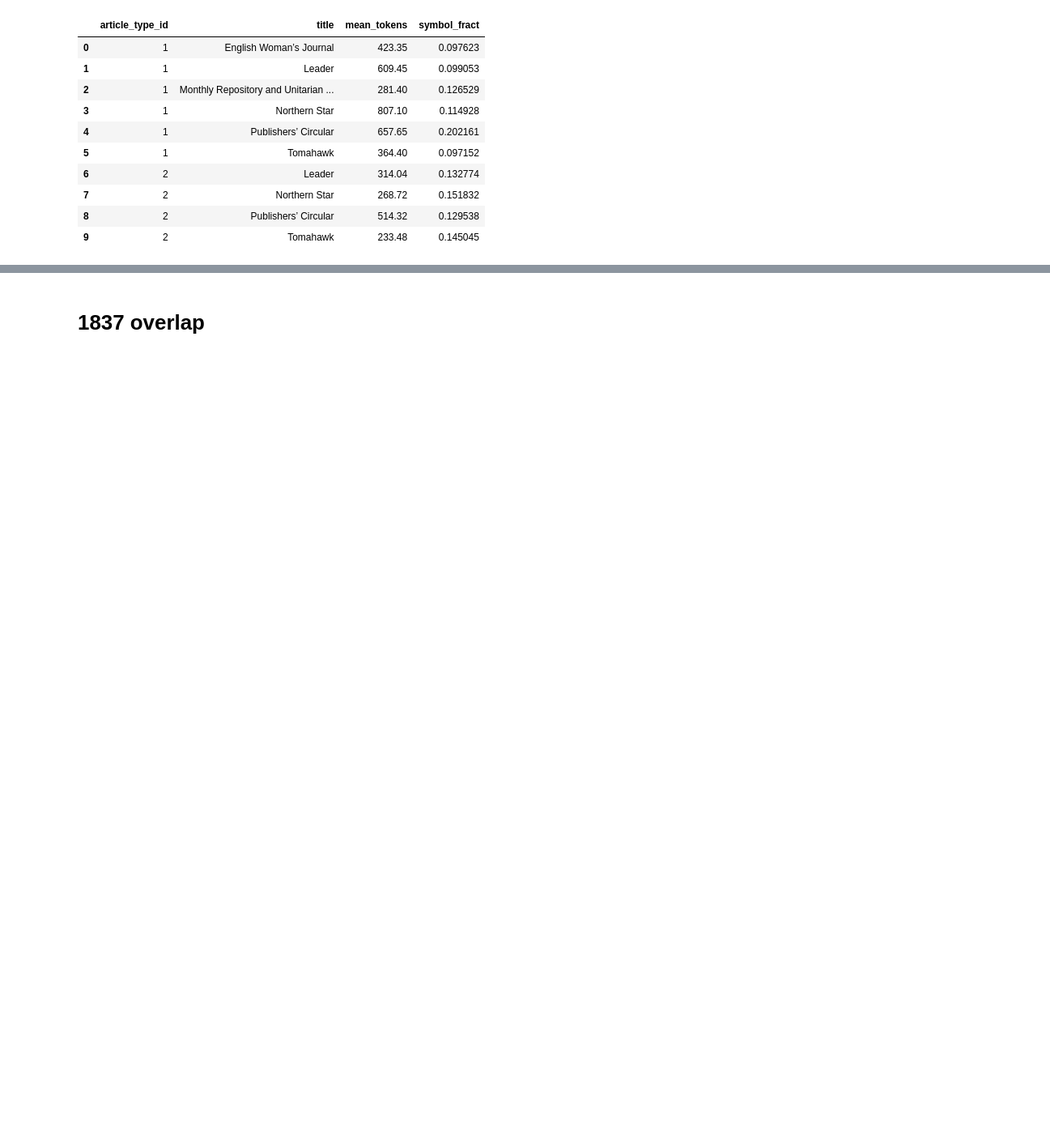
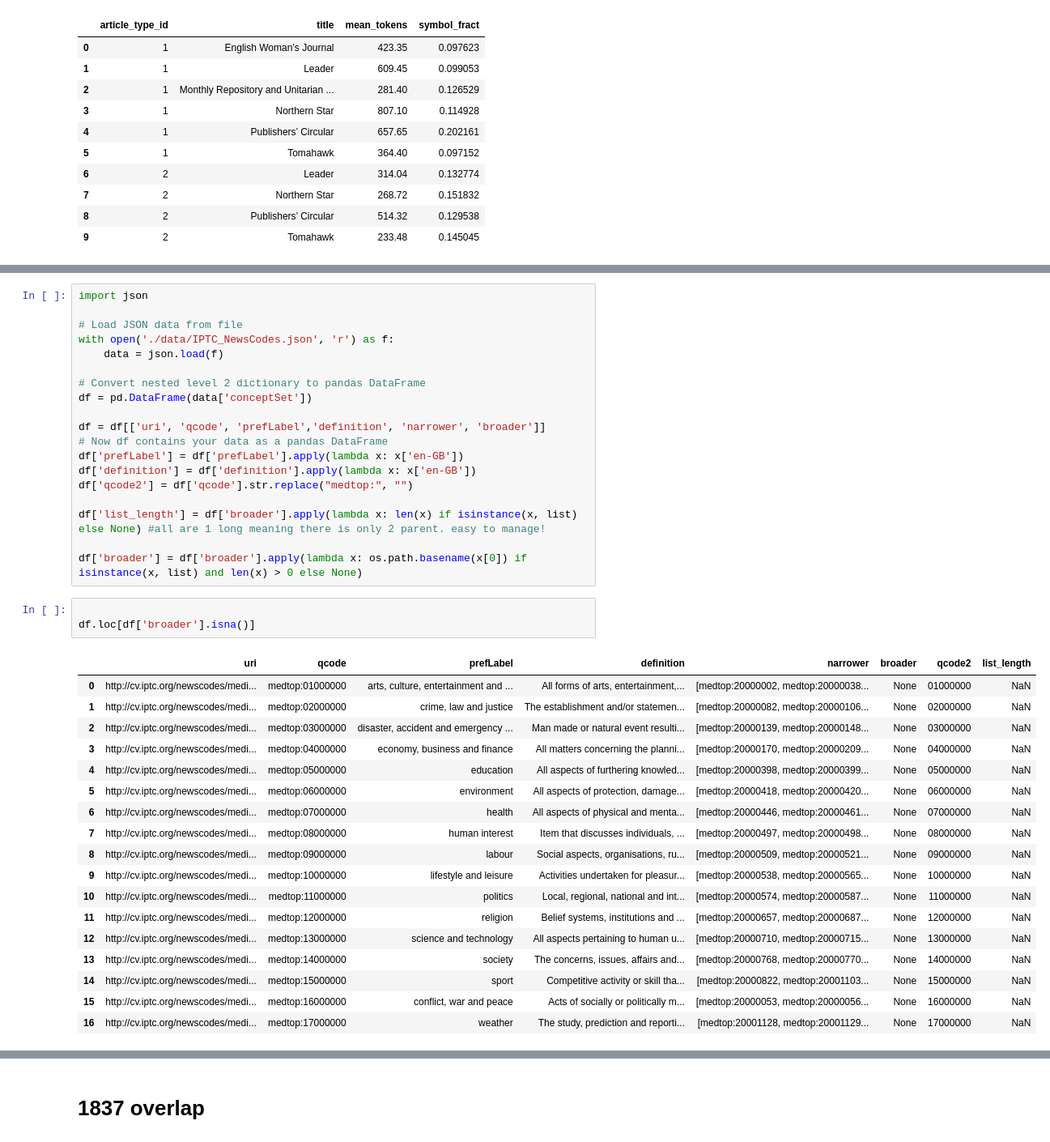
Before and after one commit to JonnoB/redigitalize, a Jupyter notebook: create_test_set.ipynb, the cells around one changed output, grey strips where cells are left out. Shown at 81% size. Cells and saved outputs as stored; diff of their text form; blank space fills up the shorter version.

```diff
--- a/create_test_set.ipynb
+++ b/create_test_set.ipynb
@@ -200,0 +483,41 @@ Length: 220, dtype: object
+# %%
+import json
+
+# Load JSON data from file
+with open('./data/IPTC_NewsCodes.json', 'r') as f:
+    data = json.load(f)
+
+# Convert nested level 2 dictionary to pandas DataFrame
+df = pd.DataFrame(data['conceptSet'])
+
+df = df[['uri', 'qcode', 'prefLabel','definition', 'narrower', 'broader']]
+# Now df contains your data as a pandas DataFrame
+df['prefLabel'] = df['prefLabel'].apply(lambda x: x['en-GB'])
+df['definition'] = df['definition'].apply(lambda x: x['en-GB'])
+df['qcode2'] = df['qcode'].str.replace("medtop:", "")
+
+df['list_length'] = df['broader'].apply(lambda x: len(x) if isinstance(x, list) else None) #all are 1 long meaning there is only 2 parent. easy to manage!
+
+df['broader'] = df['broader'].apply(lambda x: os.path.basename(x[0]) if isinstance(x, list) and len(x) > 0 else None)
+# %%
+
+df.loc[df['broader'].isna()]
+# %% [output]
+|  | uri | qcode | prefLabel | definition | narrower | broader | qcode2 | list_length |
+| 0 | http://cv.iptc.org/newscodes/medi... | medtop:01000000 | arts, culture, entertainment and ... | All forms of arts, entertainment,... | [medtop:20000002, medtop:20000038... | None | 01000000 | NaN |
+| 1 | http://cv.iptc.org/newscodes/medi... | medtop:02000000 | crime, law and justice | The establishment and/or statemen... | [medtop:20000082, medtop:20000106... | None | 02000000 | NaN |
+| 2 | http://cv.iptc.org/newscodes/medi... | medtop:03000000 | disaster, accident and emergency ... | Man made or natural event resulti... | [medtop:20000139, medtop:20000148... | None | 03000000 | NaN |
+| 3 | http://cv.iptc.org/newscodes/medi... | medtop:04000000 | economy, business and finance | All matters concerning the planni... | [medtop:20000170, medtop:20000209... | None | 04000000 | NaN |
+| 4 | http://cv.iptc.org/newscodes/medi... | medtop:05000000 | education | All aspects of furthering knowled... | [medtop:20000398, medtop:20000399... | None | 05000000 | NaN |
+| 5 | http://cv.iptc.org/newscodes/medi... | medtop:06000000 | environment | All aspects of protection, damage... | [medtop:20000418, medtop:20000420... | None | 06000000 | NaN |
+| 6 | http://cv.iptc.org/newscodes/medi... | medtop:07000000 | health | All aspects of physical and menta... | [medtop:20000446, medtop:20000461... | None | 07000000 | NaN |
+| 7 | http://cv.iptc.org/newscodes/medi... | medtop:08000000 | human interest | Item that discusses individuals, ... | [medtop:20000497, medtop:20000498... | None | 08000000 | NaN |
+| 8 | http://cv.iptc.org/newscodes/medi... | medtop:09000000 | labour | Social aspects, organisations, ru... | [medtop:20000509, medtop:20000521... | None | 09000000 | NaN |
+| 9 | http://cv.iptc.org/newscodes/medi... | medtop:10000000 | lifestyle and leisure | Activities undertaken for pleasur... | [medtop:20000538, medtop:20000565... | None | 10000000 | NaN |
+| 10 | http://cv.iptc.org/newscodes/medi... | medtop:11000000 | politics | Local, regional, national and int... | [medtop:20000574, medtop:20000587... | None | 11000000 | NaN |
+| 11 | http://cv.iptc.org/newscodes/medi... | medtop:12000000 | religion | Belief systems, institutions and ... | [medtop:20000657, medtop:20000687... | None | 12000000 | NaN |
+| 12 | http://cv.iptc.org/newscodes/medi... | medtop:13000000 | science and technology | All aspects pertaining to human u... | [medtop:20000710, medtop:20000715... | None | 13000000 | NaN |
+| 13 | http://cv.iptc.org/newscodes/medi... | medtop:14000000 | society | The concerns, issues, affairs and... | [medtop:20000768, medtop:20000770... | None | 14000000 | NaN |
+| 14 | http://cv.iptc.org/newscodes/medi... | medtop:15000000 | sport | Competitive activity or skill tha... | [medtop:20000822, medtop:20001103... | None | 15000000 | NaN |
+| 15 | http://cv.iptc.org/newscodes/medi... | medtop:16000000 | conflict, war and peace | Acts of socially or politically m... | [medtop:20000053, medtop:20000056... | None | 16000000 | NaN |
+| 16 | http://cv.iptc.org/newscodes/medi... | medtop:17000000 | weather | The study, prediction and reporti... | [medtop:20001128, medtop:20001129... | None | 17000000 | NaN |
```
Also changed, not shown: parts of 27 cells of this notebook, 1 other file.
